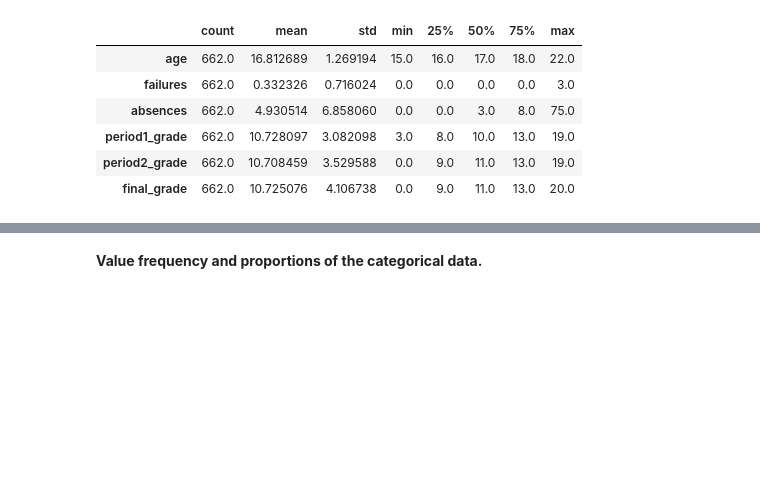
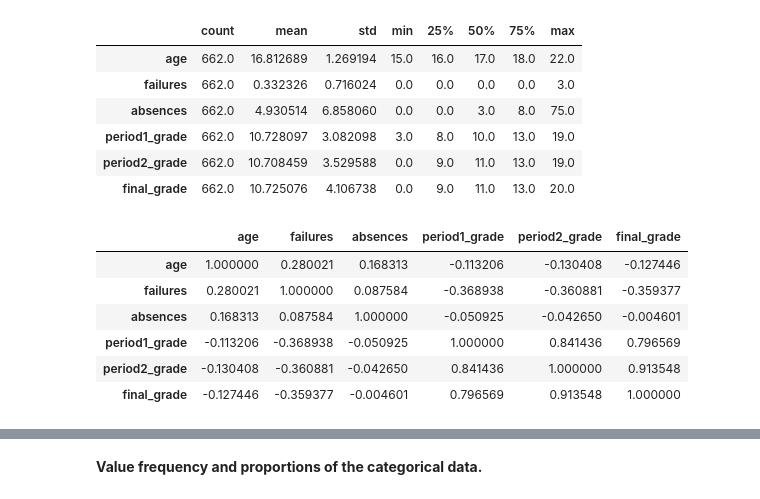
Before and after one commit to nromano2/TP1_NVR_TMM, a Jupyter notebook: TP1_NVR_TMM.ipynb, the cells around one changed output, grey strips where cells are left out. Drawn from its saved outputs; the diff is of its cells as text; code cells hidden in the pictures; blank space fills up the shorter version.

```diff
--- a/TP1_NVR_TMM.ipynb
+++ b/TP1_NVR_TMM.ipynb
@@ -307,3 +309,13 @@ continuous_columns.describe().T
 | period1_grade | 662.0 | 10.728097 | 3.082098 | 3.0 | 8.0 | 10.0 | 13.0 | 19.0 |
 | period2_grade | 662.0 | 10.708459 | 3.529588 | 0.0 | 9.0 | 11.0 | 13.0 | 19.0 |
 | final_grade | 662.0 | 10.725076 | 4.106738 | 0.0 | 9.0 | 11.0 | 13.0 | 20.0 |
+# %%
+continuous_columns.corr()
+# %% [output]
+|  | age | failures | absences | period1_grade | period2_grade | final_grade |
+| age | 1.000000 | 0.280021 | 0.168313 | -0.113206 | -0.130408 | -0.127446 |
+| failures | 0.280021 | 1.000000 | 0.087584 | -0.368938 | -0.360881 | -0.359377 |
+| absences | 0.168313 | 0.087584 | 1.000000 | -0.050925 | -0.042650 | -0.004601 |
+| period1_grade | -0.113206 | -0.368938 | -0.050925 | 1.000000 | 0.841436 | 0.796569 |
+| period2_grade | -0.130408 | -0.360881 | -0.042650 | 0.841436 | 1.000000 | 0.913548 |
+| final_grade | -0.127446 | -0.359377 | -0.004601 | 0.796569 | 0.913548 | 1.000000 |
```
Also changed, not shown: parts of 2 cells of this notebook.
